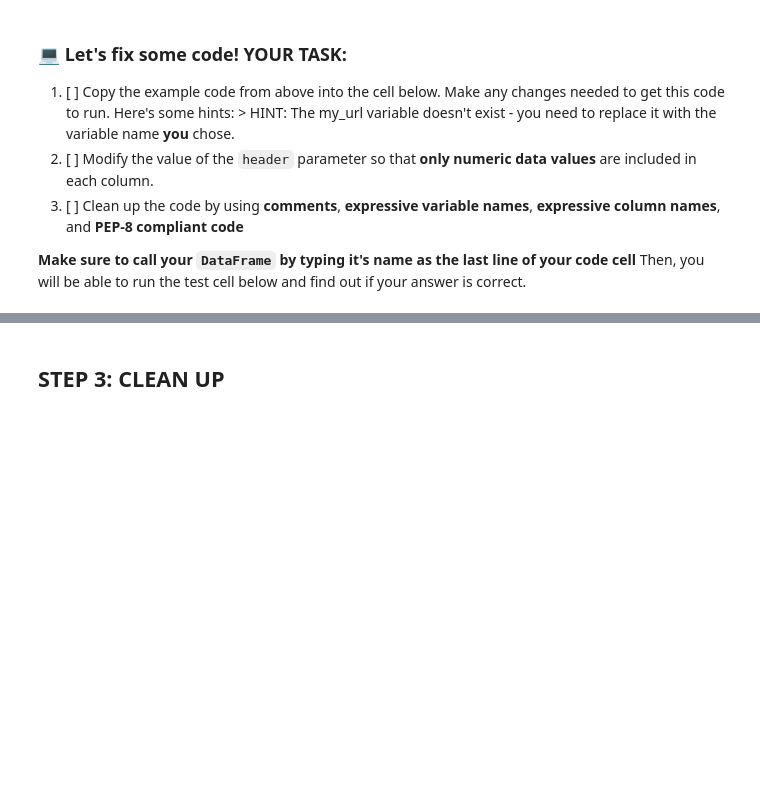
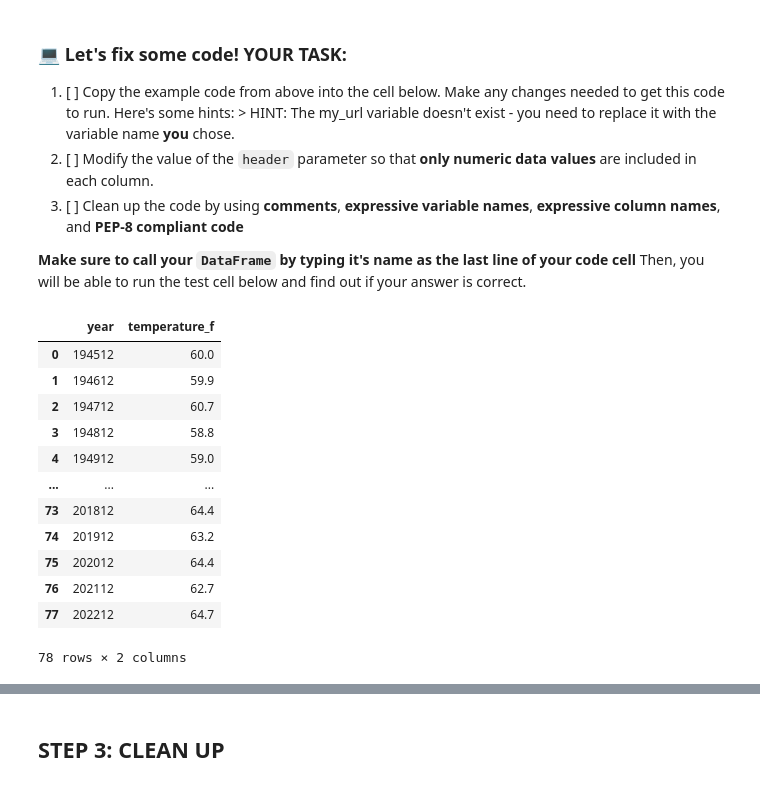
Before and after one commit to earthlab-education/reproducible-science-earthlab-thku8507, a Jupyter notebook: 01-max-temperature-over-time-ncei.ipynb, the cells around one changed output, grey strips where cells are left out. Drawn from its saved outputs; the diff is of its cells as text; code cells hidden in the pictures; blank space fills up the shorter version.

```diff
--- a/01-max-temperature-over-time-ncei.ipynb
+++ b/01-max-temperature-over-time-ncei.ipynb
@@ -249,3 +291,22 @@ raise NotImplementedError()
+# %%
+# Import LA temperature values from NCEI
+la_temp_df = pd.read_csv(
+    la_temp_url, header=3, names=['year', 'temperature_f'])
+la_temp_df
+# %% [output]
+|  | year | temperature_f |
+| 0 | 194512 | 60.0 |
+| 1 | 194612 | 59.9 |
+| 2 | 194712 | 60.7 |
+| 3 | 194812 | 58.8 |
+| 4 | 194912 | 59.0 |
+| ... | ... | ... |
+| 73 | 201812 | 64.4 |
+| 74 | 201912 | 63.2 |
+| 75 | 202012 | 64.4 |
+| 76 | 202112 | 62.7 |
+| 77 | 202212 | 64.7 |
+78 rows × 2 columns
 # %%
 # RUN THIS TEST CELL TO CHECK YOUR ANSWER - DO NOT MODIFY
 tmax_df_resp = _
```
Also changed, not shown: parts of 27 cells of this notebook, 2 other files.
